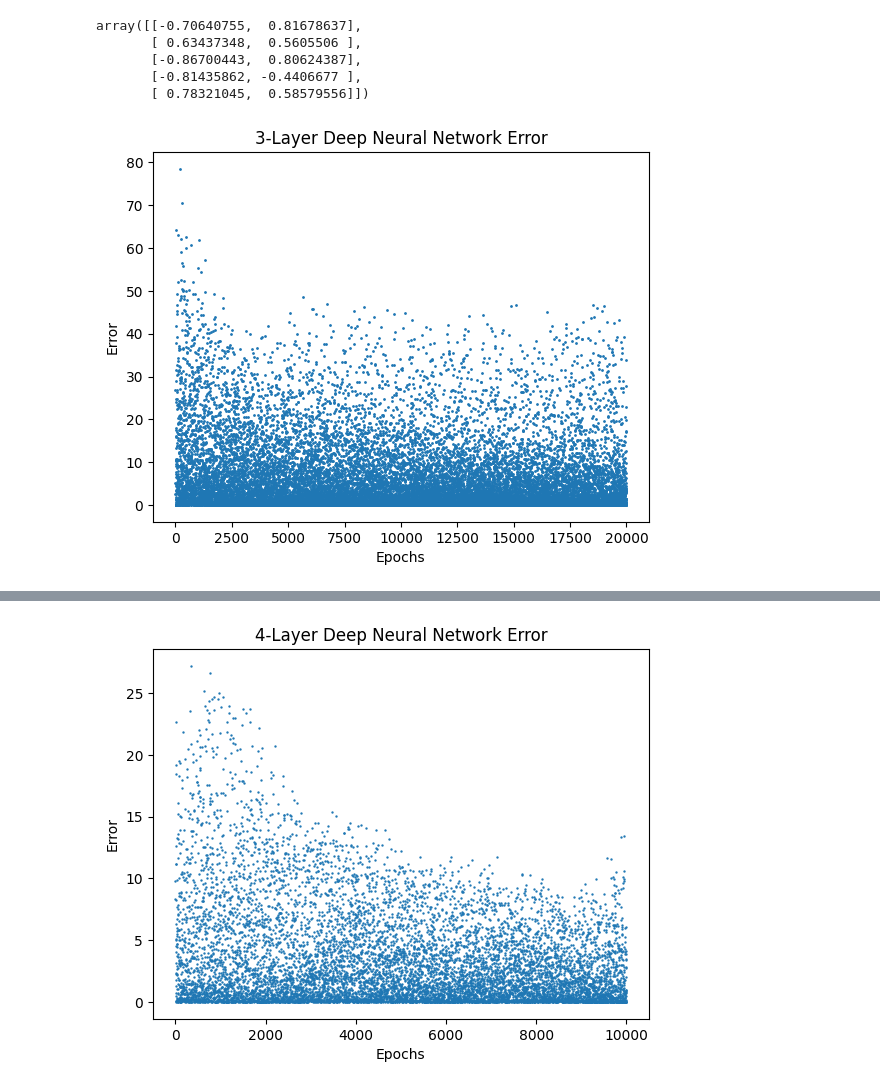
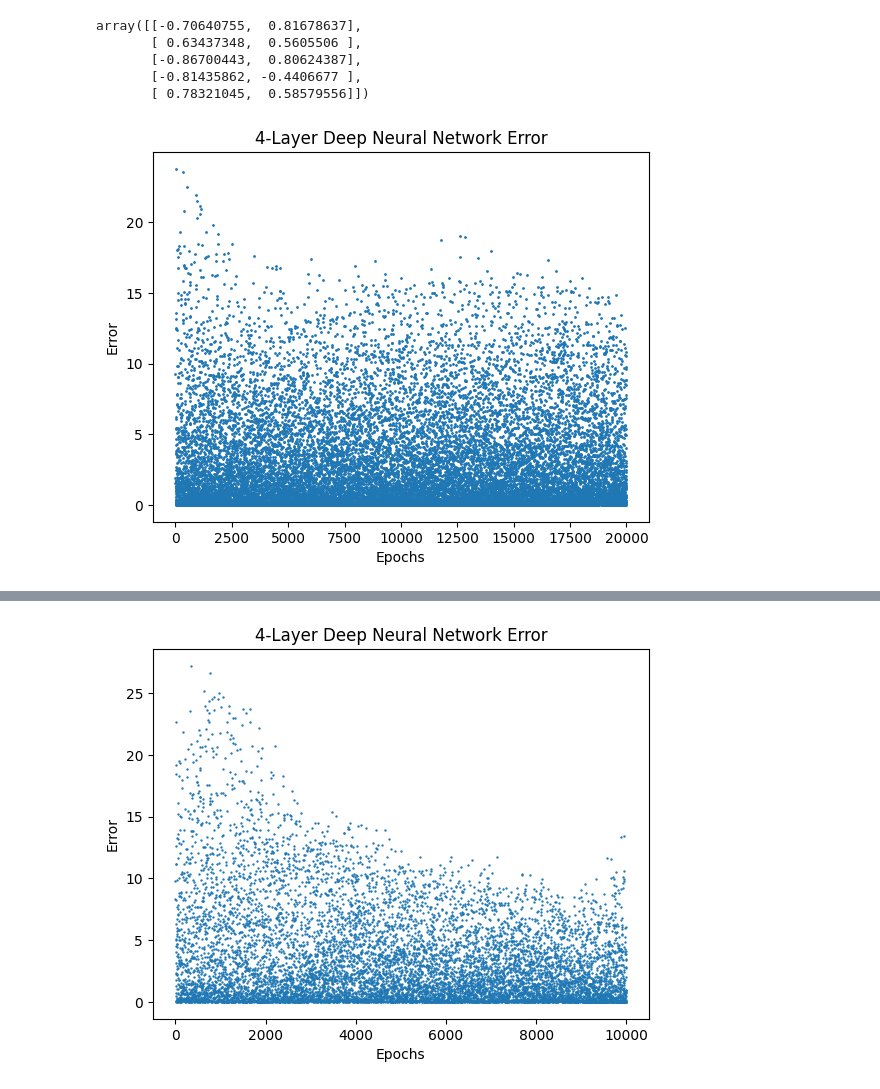
Before and after one commit to jtang25/NeuralNetwork, a Jupyter notebook: test.ipynb, the cells around one changed output, grey strips where cells are left out. Cells and saved outputs as stored; diff of their text form; code cells hidden in the pictures.

```diff
--- a/test.ipynb
+++ b/test.ipynb
@@ -230,19 +230,20 @@ class Model:
         return error
 # %%
 model = Model(Layers=[
-    Dense_Layer(input_shape=2,output_shape=3, activation_func="relu"),
-    Dense_Layer(input_shape=3,output_shape=4, activation_func="relu"),
-    Output_Layer(input_shape=4,output_shape=1)
+    Dense_Layer(input_shape=2,output_shape=4, activation_func="relu"),
+    Dense_Layer(input_shape=4,output_shape=4, activation_func="relu"),
+    Dense_Layer(input_shape=4,output_shape=3, activation_func="relu"),
+    Output_Layer(input_shape=3,output_shape=1)
 ])
 
-X = np.random.uniform(-2, 2, size=(20000, 2))
+X = np.random.uniform(-1, 1, size=(20000, 2))
 y = [2*X[x][0]+-2*X[x][1]-1 for x in range(len(X))]
 
 error = model.fit(X,y,learning_rate=0.0001)
 plt.scatter(range(len(error)),error, s=1)
 plt.xlabel("Epochs")
 plt.ylabel("Error")
 plt.title("{layers}-Layer Deep Neural Network Error".format(layers=len(model.get_Layers())))
 plt.show()
 # %% [output]
-[figure, old version]
+[figure, new version]
```
Also changed, not shown: parts of 4 cells of this notebook, 1 other file.
